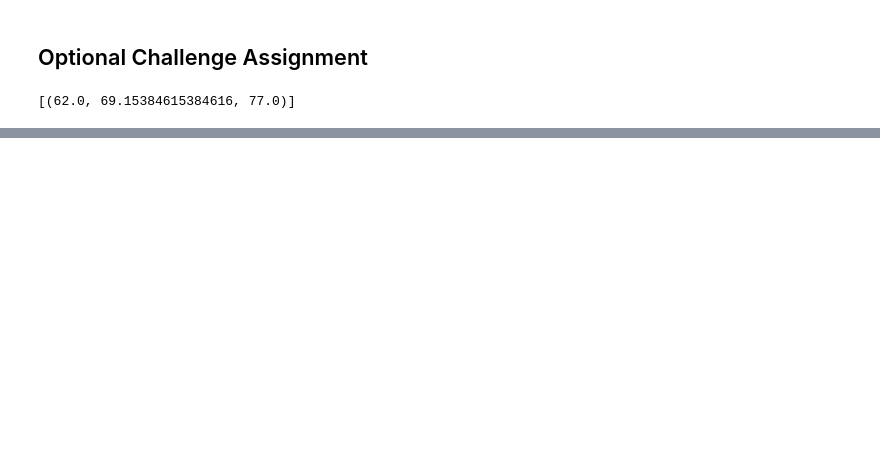
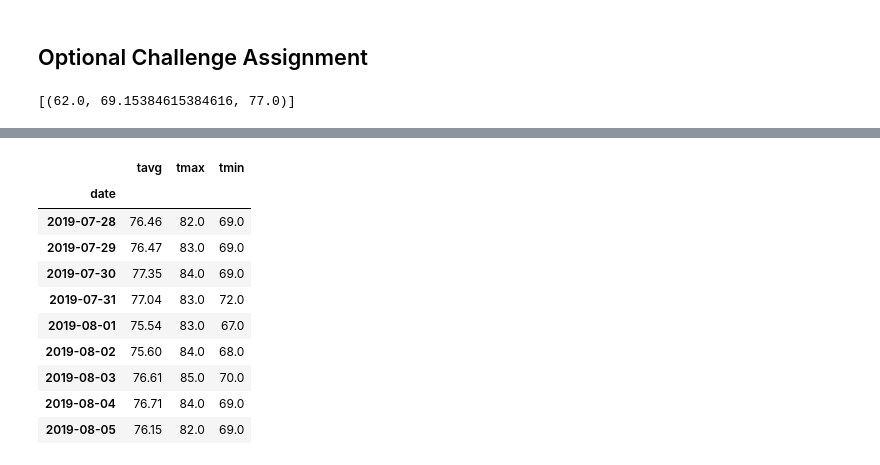
Before and after one commit to ZGrinacoff/Advanced-Data-Storage-and-Retrieval-Surfs-Up, a Jupyter notebook: climate_analysis.ipynb, the cells around one changed output, grey strips where cells are left out. Saved outputs shown, nothing was run; the diff lists cells and outputs as text; code cells hidden in the pictures; blank space fills up the shorter version.

```diff
--- a/climate_analysis.ipynb
+++ b/climate_analysis.ipynb
@@ -411,0 +422,17 @@ daily_normals("01-01")
+# %%
+# Load normals into Dataframe and set index to date.
+df_trip_normals = pd.DataFrame(normals)
+df_trip_normals = df_trip_normals.set_index('date')
+df_trip_normals
+# %% [output]
+|  | tavg | tmax | tmin |
+| date |  |  |  |
+| 2019-07-28 | 76.46 | 82.0 | 69.0 |
+| 2019-07-29 | 76.47 | 83.0 | 69.0 |
+| 2019-07-30 | 77.35 | 84.0 | 69.0 |
+| 2019-07-31 | 77.04 | 83.0 | 72.0 |
+| 2019-08-01 | 75.54 | 83.0 | 67.0 |
+| 2019-08-02 | 75.60 | 84.0 | 68.0 |
+| 2019-08-03 | 76.61 | 85.0 | 70.0 |
+| 2019-08-04 | 76.71 | 84.0 | 69.0 |
+| 2019-08-05 | 76.15 | 82.0 | 69.0 |
```
Also changed, not shown: parts of 15 cells of this notebook.
